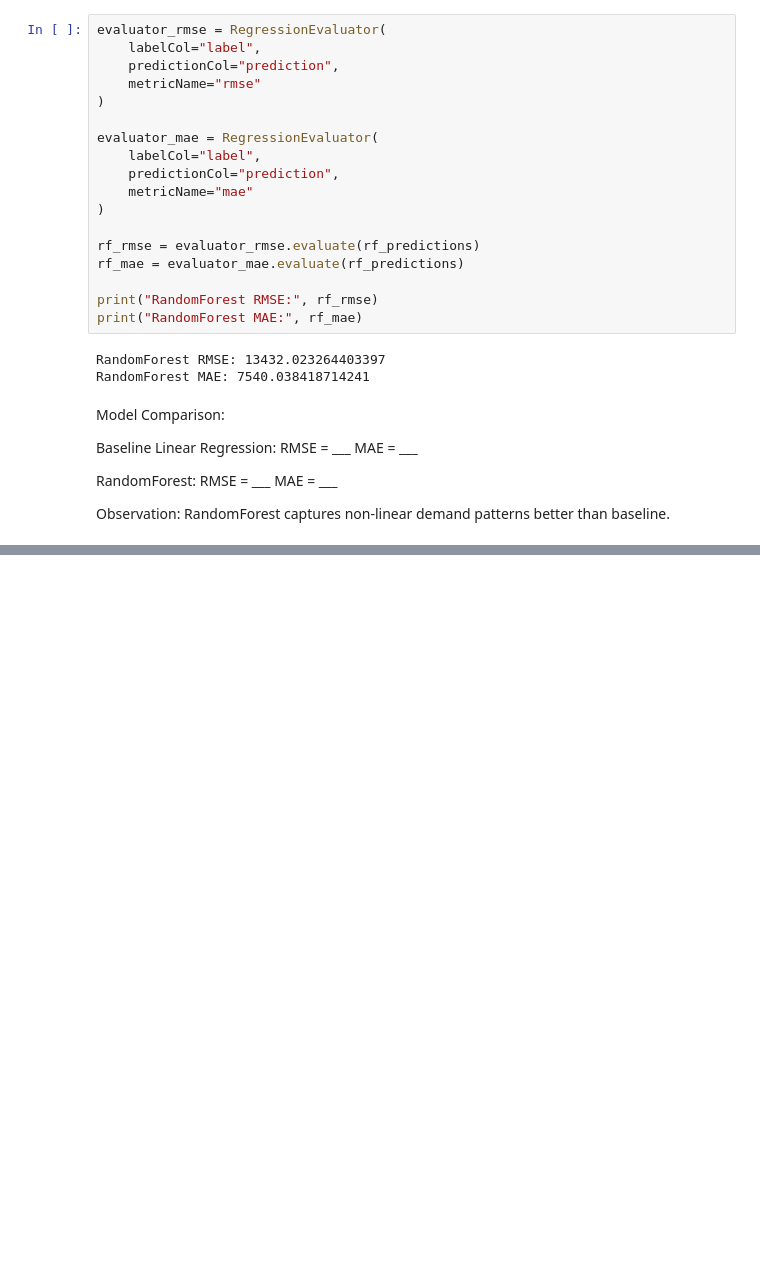
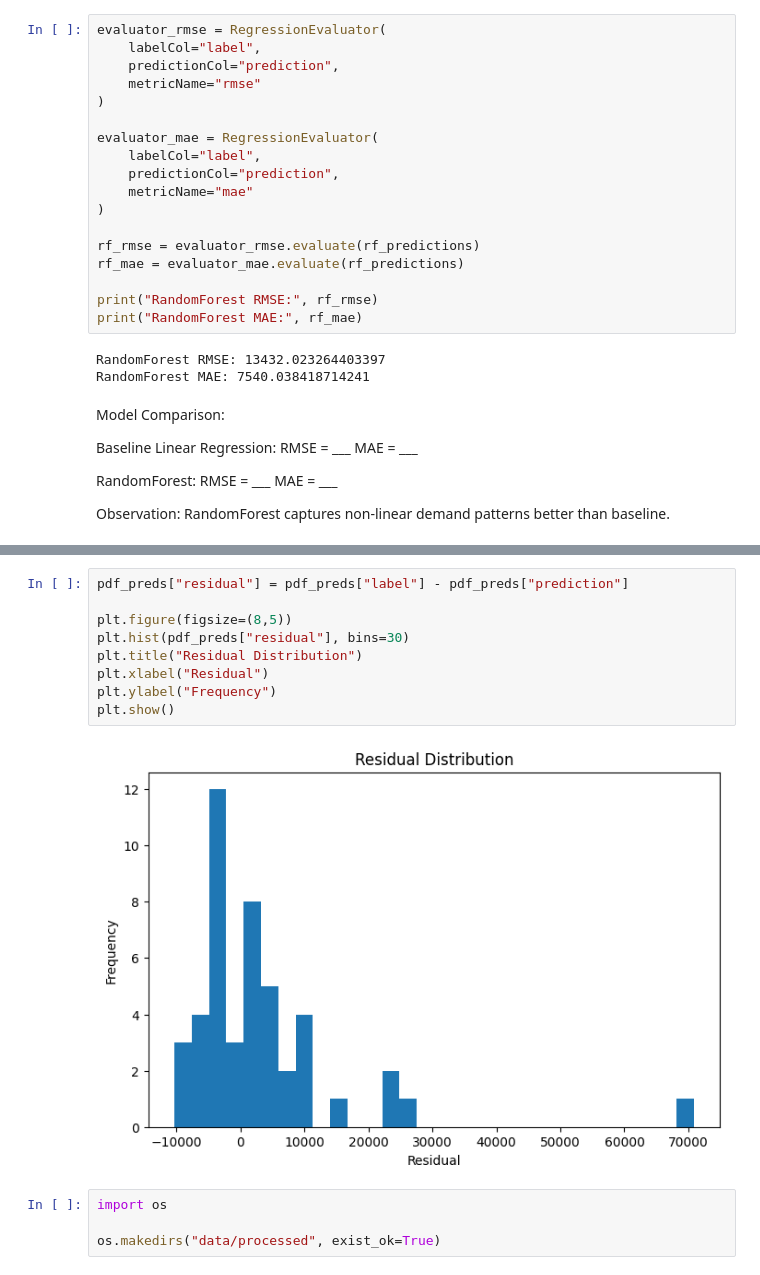
Before and after one commit to alapatilalitha/retail-demand-forecasting, a Jupyter notebook: notebooks/04_advanced_model.ipynb, the cells around one changed output, grey strips where cells are left out. Saved outputs shown, nothing was run; the diff lists cells and outputs as text; blank space fills up the shorter version.

```diff
--- a/notebooks/04_advanced_model.ipynb
+++ b/notebooks/04_advanced_model.ipynb
@@ -132,0 +221,15 @@ RandomForest captures non-linear demand patterns better than baseline.
+# %%
+pdf_preds["residual"] = pdf_preds["label"] - pdf_preds["prediction"]
+
+plt.figure(figsize=(8,5))
+plt.hist(pdf_preds["residual"], bins=30)
+plt.title("Residual Distribution")
+plt.xlabel("Residual")
+plt.ylabel("Frequency")
+plt.show()
+# %% [output]
+[figure, added]
+# %%
+import os
+
+os.makedirs("data/processed", exist_ok=True)
```
Also changed, not shown: parts of 11 cells of this notebook, 6 other files.
